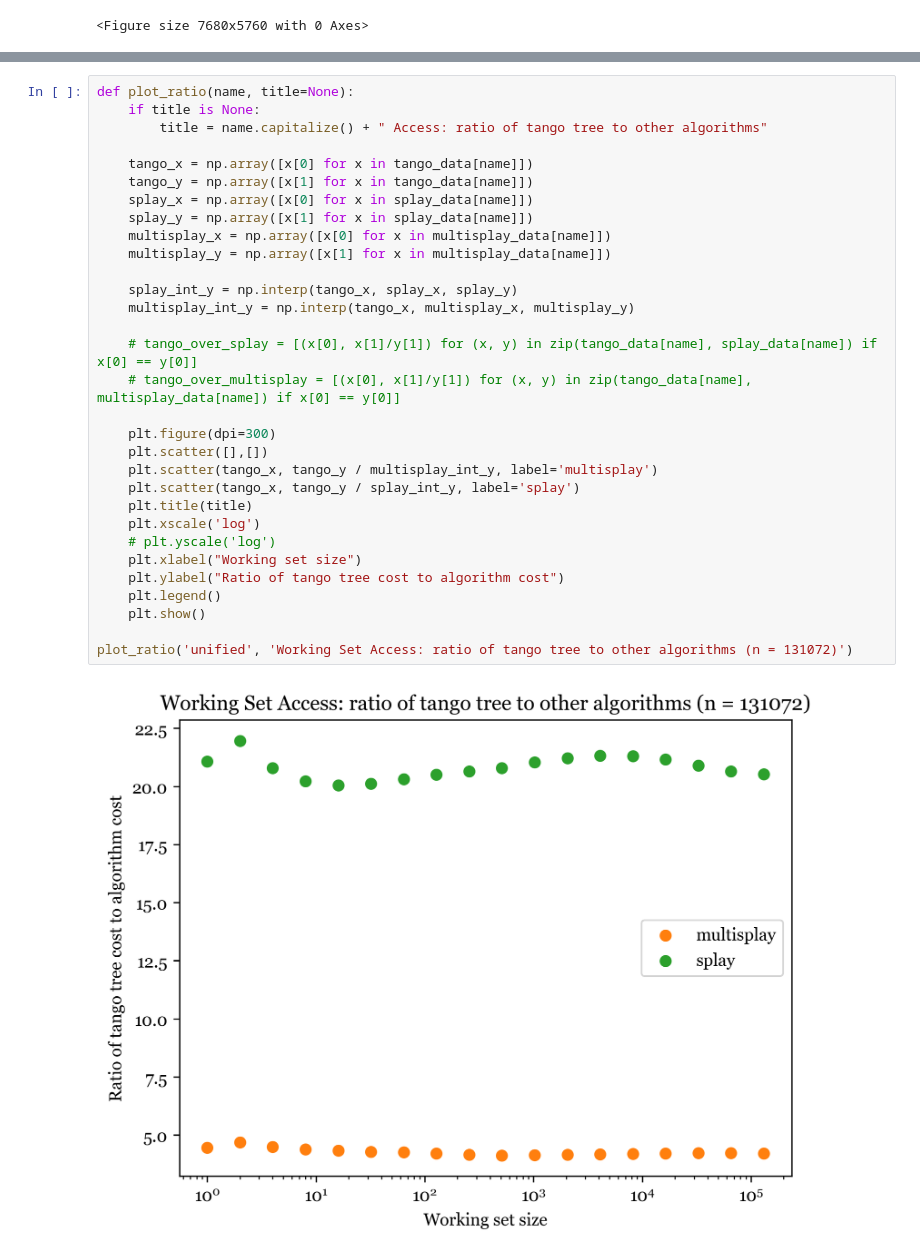
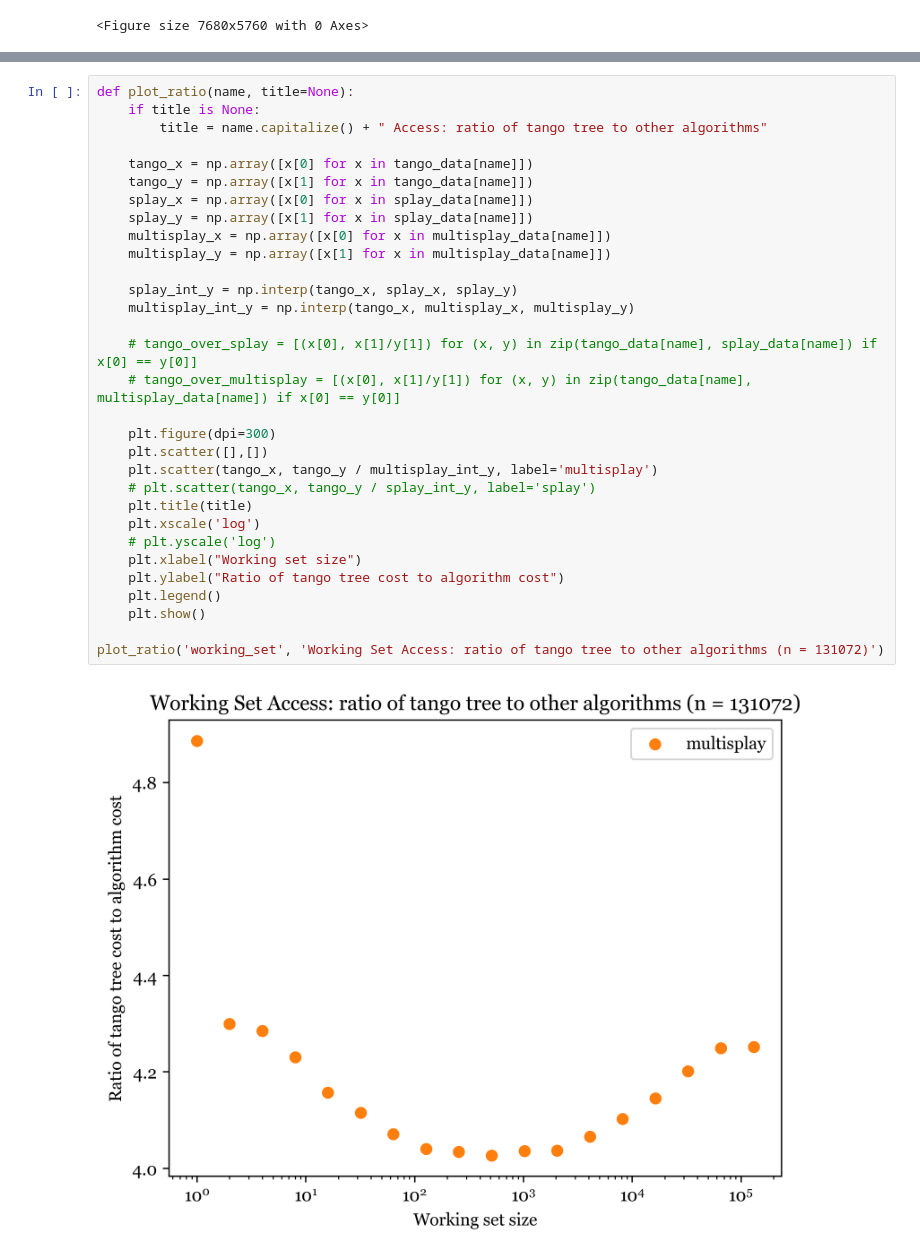
Before and after one commit to adhami3310/tango, a Jupyter notebook: analysis.ipynb, the cells around one changed output, grey strips where cells are left out. Drawn from its saved outputs; the diff is of its cells as text.

```diff
--- a/analysis.ipynb
+++ b/analysis.ipynb
@@ -382,33 +559,33 @@ plot_all('working_set', 'Working Set Access (n = 131072)')
 # %%
 def plot_ratio(name, title=None):
     if title is None:
         title = name.capitalize() + " Access: ratio of tango tree to other algorithms"
 
     tango_x = np.array([x[0] for x in tango_data[name]])
     tango_y = np.array([x[1] for x in tango_data[name]])
     splay_x = np.array([x[0] for x in splay_data[name]])
     splay_y = np.array([x[1] for x in splay_data[name]])
     multisplay_x = np.array([x[0] for x in multisplay_data[name]])
     multisplay_y = np.array([x[1] for x in multisplay_data[name]])
 
     splay_int_y = np.interp(tango_x, splay_x, splay_y)
     multisplay_int_y = np.interp(tango_x, multisplay_x, multisplay_y)
 
     # tango_over_splay = [(x[0], x[1]/y[1]) for (x, y) in zip(tango_data[name], splay_data[name]) if x[0] == y[0]]
     # tango_over_multisplay = [(x[0], x[1]/y[1]) for (x, y) in zip(tango_data[name], multisplay_data[name]) if x[0] == y[0]]
 
     plt.figure(dpi=300)
     plt.scatter([],[])
     plt.scatter(tango_x, tango_y / multisplay_int_y, label='multisplay')
-    plt.scatter(tango_x, tango_y / splay_int_y, label='splay')
+    # plt.scatter(tango_x, tango_y / splay_int_y, label='splay')
     plt.title(title)
     plt.xscale('log')
     # plt.yscale('log')
     plt.xlabel("Working set size")
     plt.ylabel("Ratio of tango tree cost to algorithm cost")
     plt.legend()
     plt.show()
 
-plot_ratio('unified', 'Working Set Access: ratio of tango tree to other algorithms (n = 131072)')
+plot_ratio('working_set', 'Working Set Access: ratio of tango tree to other algorithms (n = 131072)')
 # %% [output]
-[figure, old version]
+[figure, new version]
```
Also changed, not shown: parts of 3 cells of this notebook.
